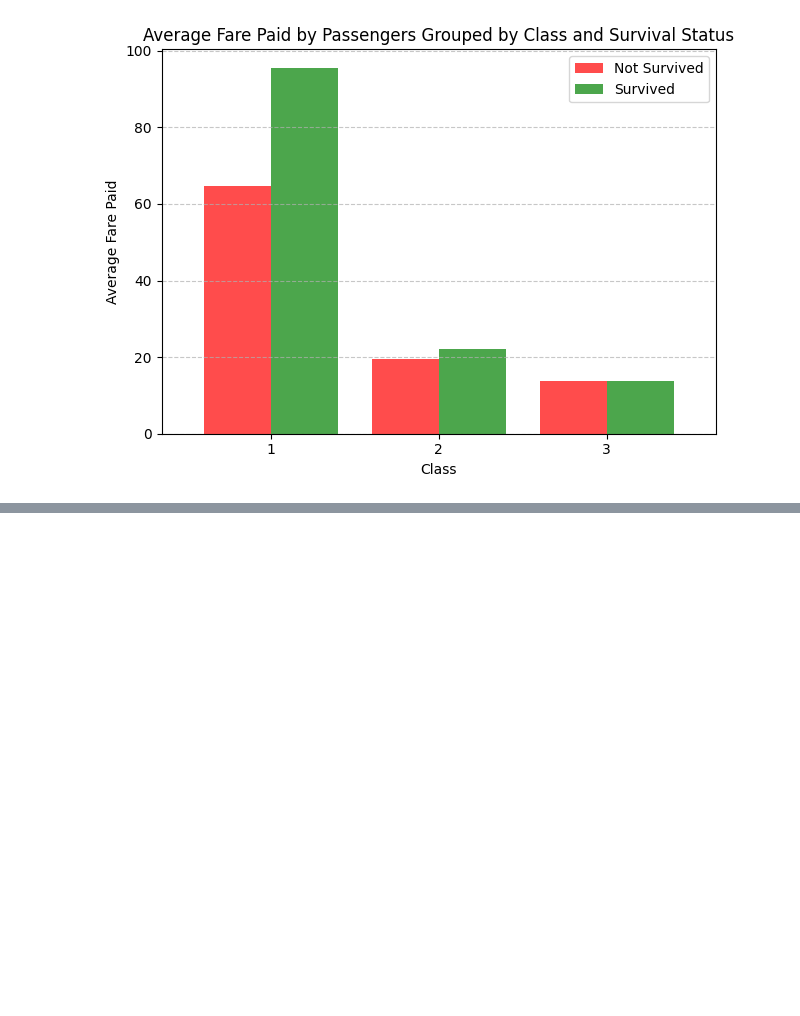
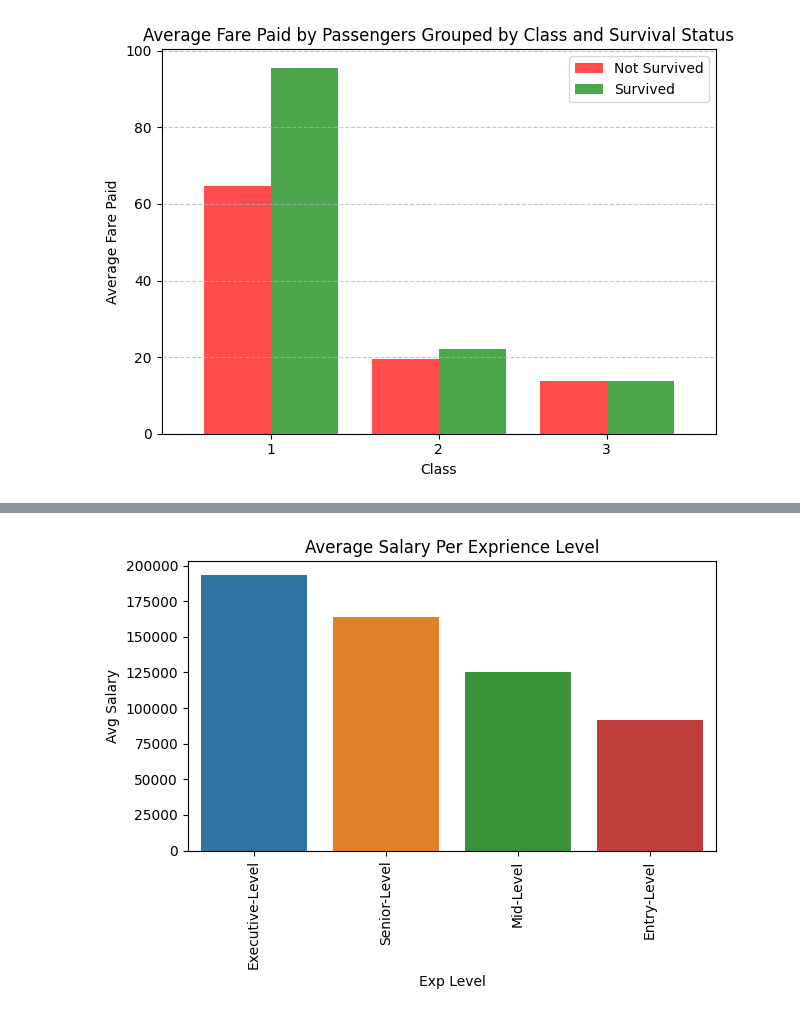
Before and after one commit to eslami200117/Data-Science, a Jupyter notebook: CA2/CA2.ipynb, the cells around one changed output, grey strips where cells are left out. Cells and saved outputs as stored; diff of their text form; code cells hidden in the pictures; blank space fills up the shorter version.

```diff
--- a/CA2/CA2.ipynb
+++ b/CA2/CA2.ipynb
@@ -363,0 +493,3 @@ plt.show()
+# %%
+avg_salary_per_exp_level = df2.groupby('Experience_Level')['Standard_Salary'].mean().sort_values(ascending= False).to_frame(name= 'Avg_Salary').reset_index()
+avg_salary_per_exp_level
@@ -363,0 +502,11 @@ plt.show()
+# %%
+sns.barplot(x = "Experience_Level", y = "Avg_Salary", data = avg_salary_per_exp_level)  # x needs to be datetime format for time series
+
+# Customize the plot (optional)
+plt.xlabel("Exp Level")
+plt.ylabel("Avg Salary")
+plt.title("Average Salary Per Exprience Level")
+plt.xticks(rotation=90)  # Rotate x-axis labels for readability (optional)
+plt.tight_layout()
+# %% [output]
+[figure, added]
```
Also changed, not shown: parts of 25 cells of this notebook.
